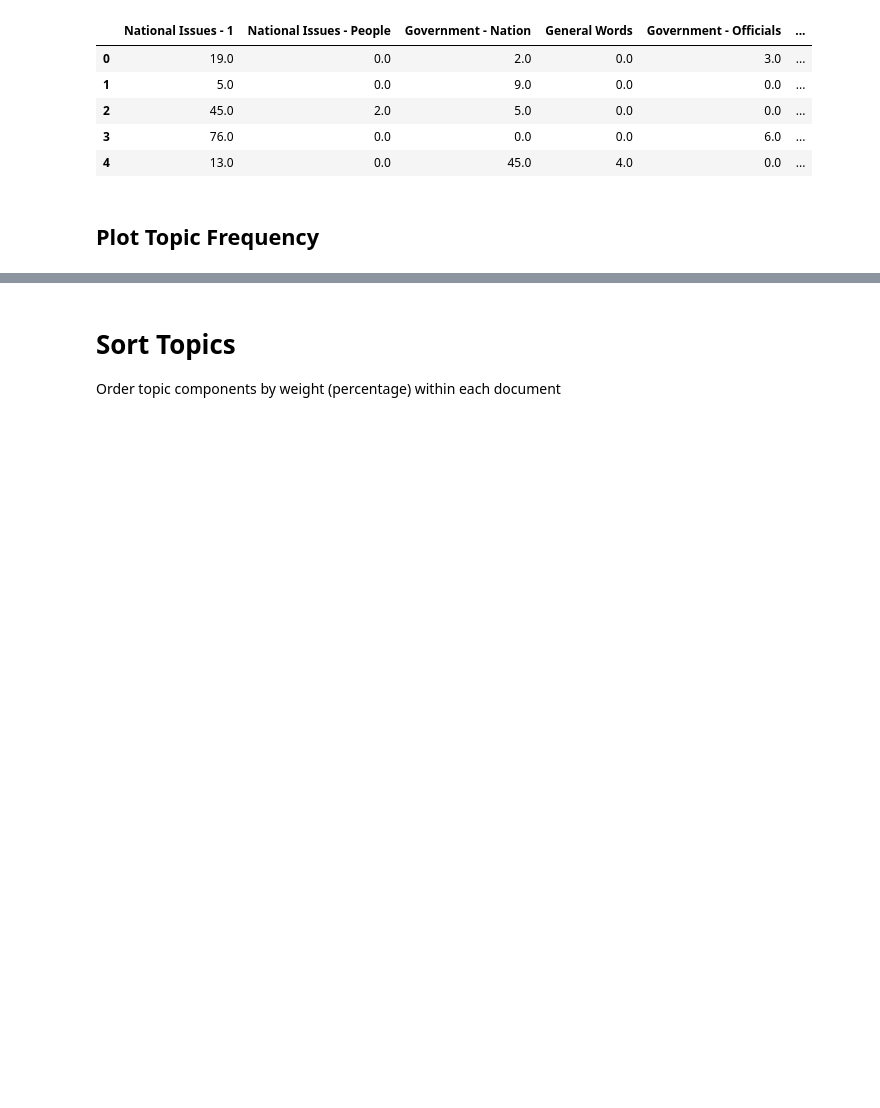
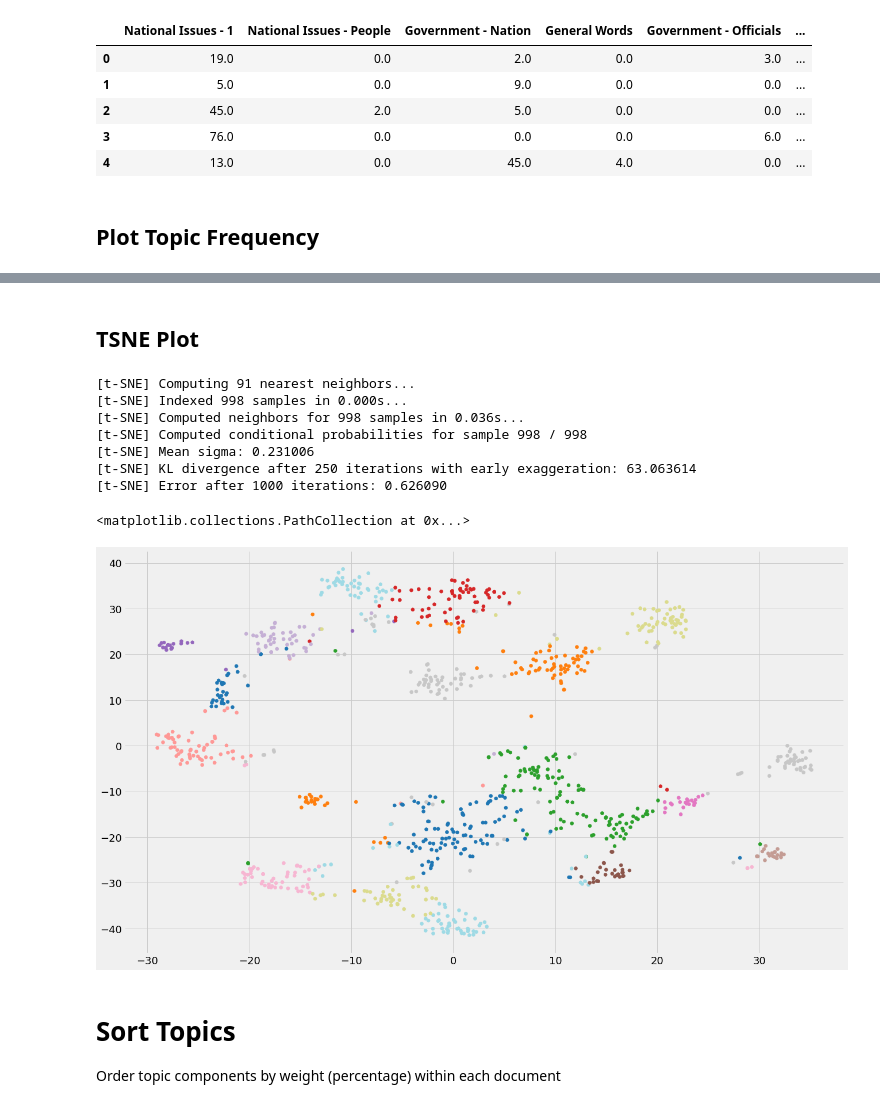
Before and after one commit to kevscon/Project-4, a Jupyter notebook: topic_modeling.ipynb, the cells around one changed output, grey strips where cells are left out. Cells and saved outputs as stored; diff of their text form; code cells hidden in the pictures; blank space fills up the shorter version.

Commit message:
tsne

```diff
--- a/topic_modeling.ipynb
+++ b/topic_modeling.ipynb
@@ -195,3 +215,20 @@ plt.legend(handles=[war_patch, econ_patch, gov_patch, other_patch], fontsize=18)
+# %% [markdown]
+## TSNE Plot
+# %%
+tsne_plot = TSNE(verbose=1, metric="cosine").fit_transform(topic_array)
+doc_max_top = np.argmax(topic_array, axis=1)
+plt.figure(figsize=(20,12))
+plt.scatter(tsne_plot[:,0],tsne_plot[:,1], c=doc_max_top, alpha=1, cmap=plt.cm.get_cmap('tab20_r', 30))
+# %% [output]
+[t-SNE] Computing 91 nearest neighbors...
+[t-SNE] Indexed 998 samples in 0.000s...
+[t-SNE] Computed neighbors for 998 samples in 0.036s...
+[t-SNE] Computed conditional probabilities for sample 998 / 998
+[t-SNE] Mean sigma: 0.231006
+[t-SNE] KL divergence after 250 iterations with early exaggeration: 63.063614
+[t-SNE] Error after 1000 iterations: 0.626090
+<matplotlib.collections.PathCollection at 0x...>
+[figure, added]
 # %% [markdown]
 # Sort Topics
 Order topic components by weight (percentage) within each document
```
Also changed, not shown: parts of 5 cells of this notebook.
